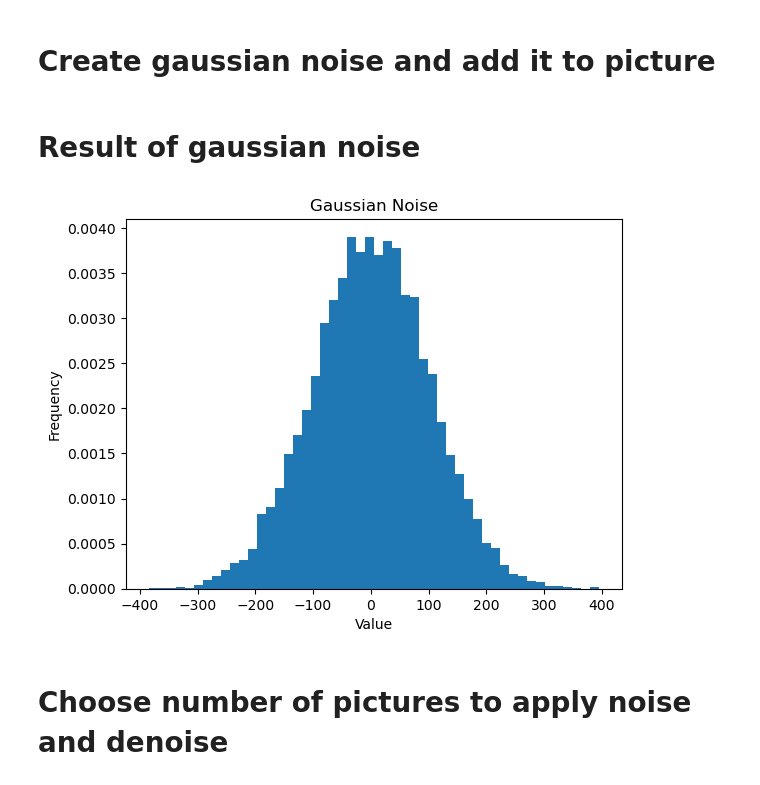
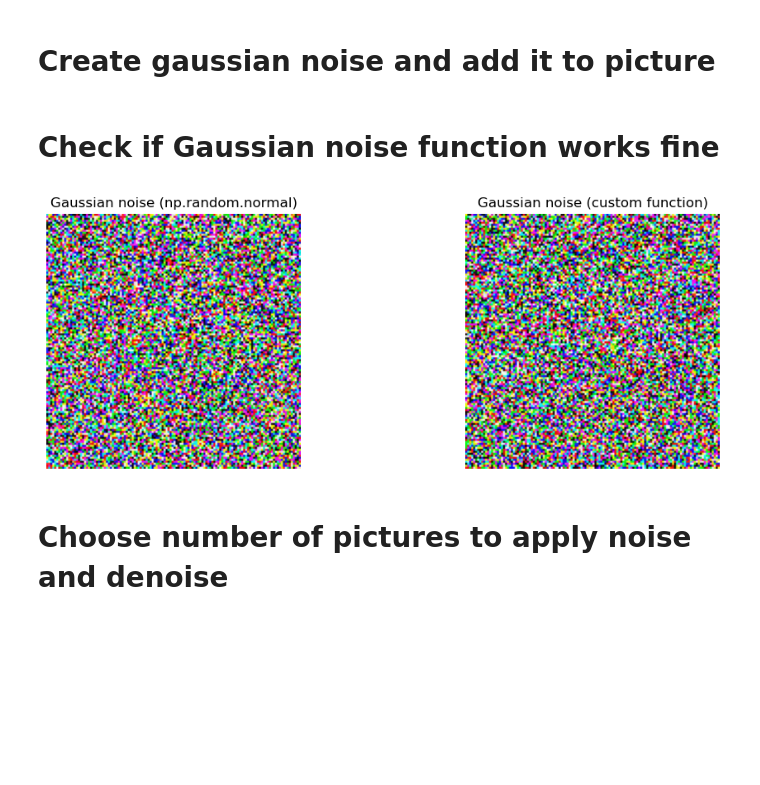
Before and after one commit to AlirezaSaei1/SVD, a Jupyter notebook: svd-project.ipynb, the cells around one changed output. Drawn from its saved outputs; the diff is of its cells as text; code cells hidden in the pictures; blank space fills up the shorter version.

Commit message:
Kaggle Notebook | SVD_Project | Version 6 | Added code to check if gaussian function works well

```diff
--- a/svd-project.ipynb
+++ b/svd-project.ipynb
@@ -52,18 +52,26 @@ def add_gaussian_noise(image):
     return noisy_image
-# %% [markdown]
-# Result of gaussian noise
-# %%
-import matplotlib.pyplot as plt
-
-noise = gaussian_noise(shape=10000, mean=0, std_dev=100)
-
-plt.hist(noise, bins=50, density=True)
-plt.xlabel('Value')
-plt.ylabel('Frequency')
-plt.title('Gaussian Noise')
-plt.show()
-# %% [output]
-[figure, removed]
+# %% [markdown]
+# Check if Gaussian noise function works fine
+# %%
+height = 128
+width = 128
+channels = 3
+
+# Generate noise with both numpy and custom function
+noise_np = np.random.normal(loc=0.0, scale=25.0, size=(height, width, channels))
+noise_custom = gaussian_noise((height, width, channels), mean=0, std_dev=25)
+
+# Display images of the two noises
+fig, axs = plt.subplots(1, 2, figsize=(12, 4))
+axs[0].imshow(noise_np.astype(np.uint8))
+axs[0].axis('off')
+axs[0].set_title('Gaussian noise (np.random.normal)')
+axs[1].imshow(noise_custom.astype(np.uint8))
+axs[1].axis('off')
+axs[1].set_title('Gaussian noise (custom function)')
+plt.show()
+# %% [output]
+[figure, added]
 # %% [markdown]
 # Choose number of pictures to apply noise and denoise
 # %%
```
Also changed, not shown: parts of 5 cells of this notebook.
